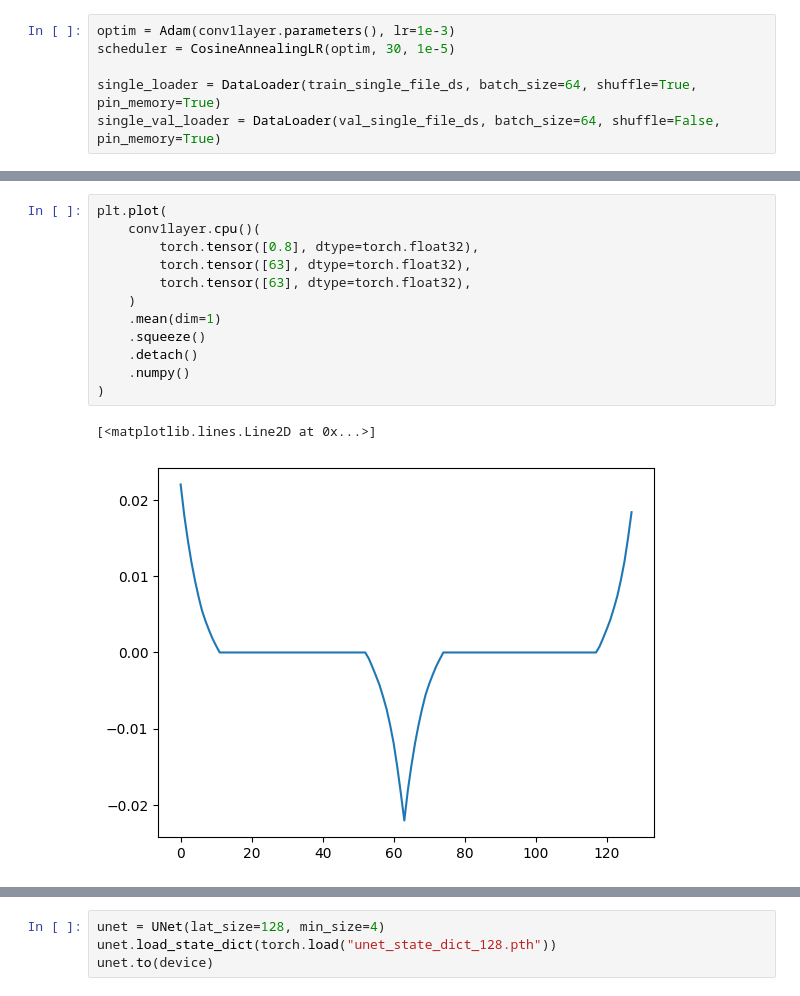
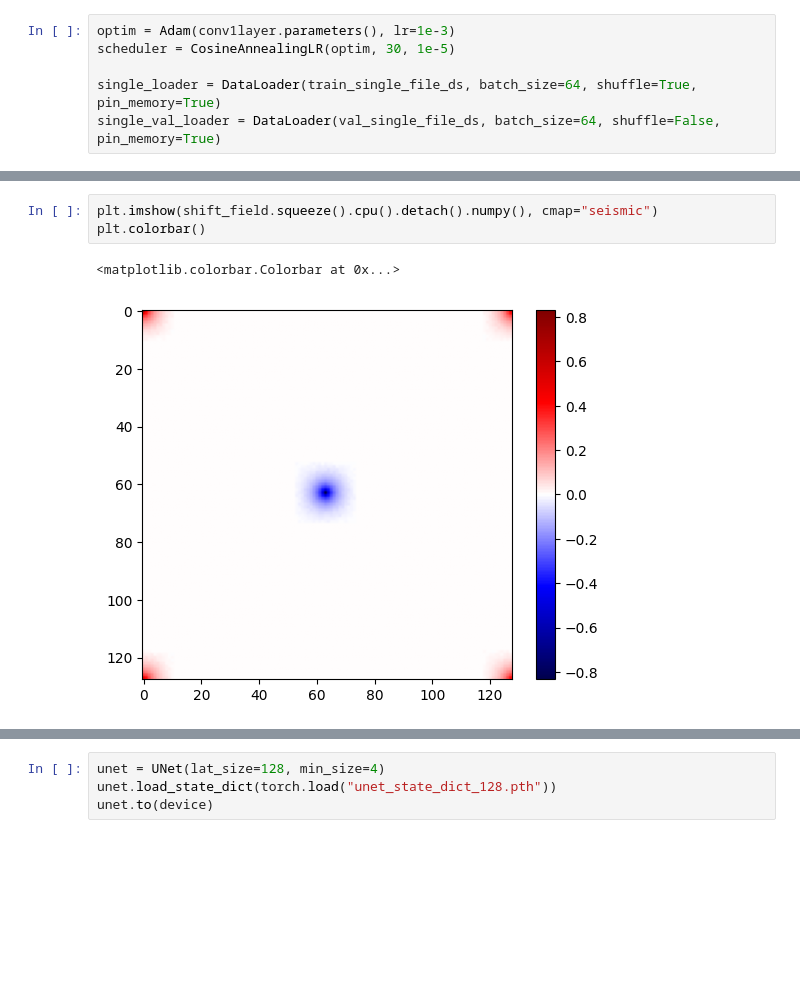
Before and after one commit to amshak01/XY-Contour-Deformations, a Jupyter notebook: deformations.ipynb, the cells around one changed output, grey strips where cells are left out. Cells and saved outputs as stored; diff of their text form; blank space fills up the shorter version.

```diff
--- a/deformations.ipynb
+++ b/deformations.ipynb
@@ -109,18 +111,9 @@ plot_hists(initial, deformed)
-# %%
-plt.plot(
-    conv1layer.cpu()(
-        torch.tensor([0.8], dtype=torch.float32),
-        torch.tensor([63], dtype=torch.float32),
-        torch.tensor([63], dtype=torch.float32),
-    )
-    .mean(dim=1)
-    .squeeze()
-    .detach()
-    .numpy()
-)
-# %% [output]
-[<matplotlib.lines.Line2D at 0x...>]
-[figure, removed]
+# %%
+plt.imshow(shift_field.squeeze().cpu().detach().numpy(), cmap="seismic")
+plt.colorbar()
+# %% [output]
+<matplotlib.colorbar.Colorbar at 0x...>
+[figure, added]
 # %% [markdown]
 **U-Net architecture for temperation and separation generalization**
 
```
Also changed, not shown: parts of 22 cells of this notebook, 2 other files.
